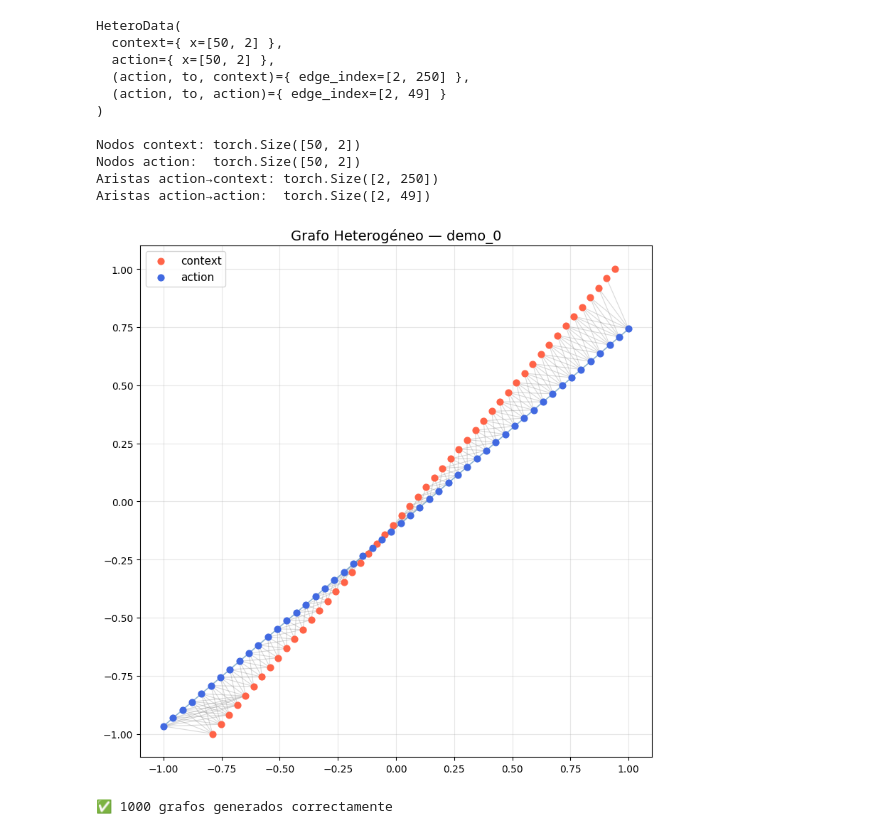
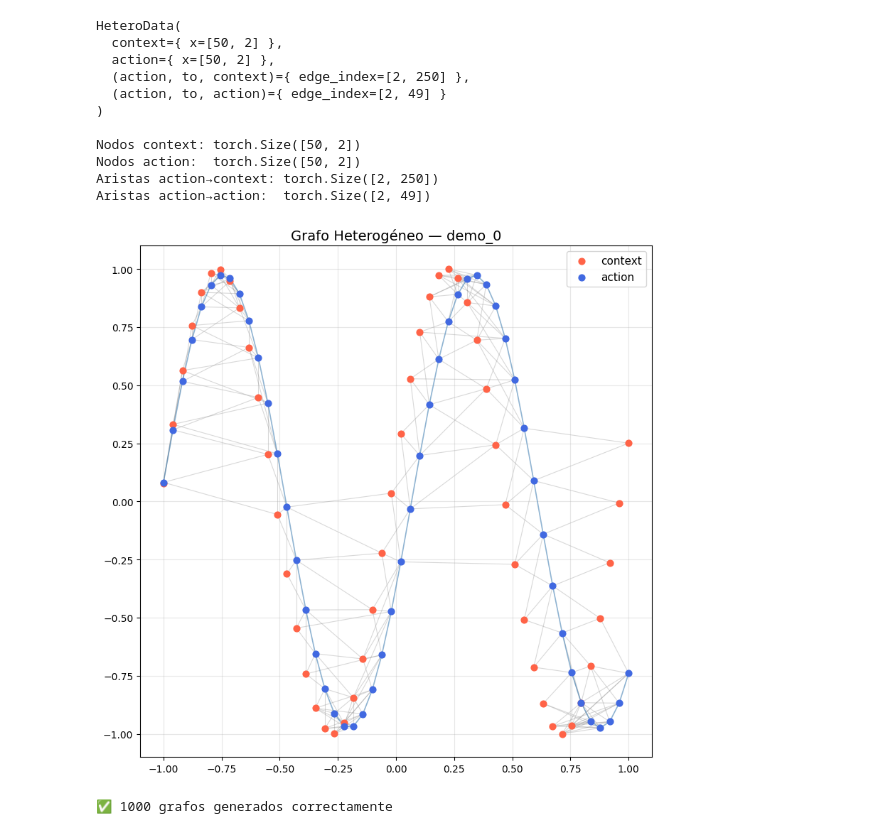
Before and after one commit to gabrielquiroga/trabajo-final-ceia, a Jupyter notebook: src/heterogeneous_graphs.ipynb, the cells around one changed output. Cells and saved outputs as stored; diff of their text form; code cells hidden in the pictures.

```diff
--- a/src/heterogeneous_graphs.ipynb
+++ b/src/heterogeneous_graphs.ipynb
@@ -126,14 +126,15 @@ def load_demo_as_graph(hdf5_path: str, demo_key: str, **kwargs) -> HeteroData:
     # Abrir el archivo HDF5 en modo lectura
     with h5py.File(hdf5_path, 'r') as f:
         # Navega jerárquicamente 'data'->demo_key->'context' y con [:] carga todos los datos
-        # del dataset como un array de NumPy
+        # del dataset como un array de NumPy. Usar [:] es importante para cargar los datos
+        # en memoria y no solo obtener una referencia al dataset.
         context = f['data'][demo_key]['context'][:]  # (50, 2)
         target  = f['data'][demo_key]['target'][:]   # (50, 2)
     return build_hetero_graph(context, target, **kwargs)
 
 
 # Prueba con la primera demo
-graph = load_demo_as_graph(HDF5_PATH, 'demo_310', k_neighbors=5)
+graph = load_demo_as_graph(HDF5_PATH, 'demo_491', k_neighbors=5)
 # PyG tiene un método de impresión personalizado (__repr__) que muestra un resumen del
 # grafo, incluyendo los tipos de nodos, aristas y sus formas. Esto es útil para verificar
 # rápidamente la estructura del grafo sin imprimir todos los datos.
@@ -160,8 +161,8 @@ import matplotlib.pyplot as plt
 import matplotlib.patches as mpatches
 
 def plot_hetero_graph(graph: HeteroData, max_edges_shown: int = 30):
-    # Convertir de vuelta el tensor a NumPy, para plotear.
-    # PyTorch y NumPy comparten memoria cyando el tensor está en CPU -> Conversión gratuita
+    # Convertir de vuelta los tensores a NumPy, para plotear.
+    # PyTorch y NumPy comparten memoria cuando el tensor está en CPU -> Conversión gratuita
     ctx = graph['context'].x.numpy()
     act = graph['action'].x.numpy()
     edge_ac = graph['action', 'to', 'context'].edge_index.numpy()
@@ -169,35 +170,35 @@ def plot_hetero_graph(graph: HeteroData, max_edges_shown: int = 30):
 
     fig, ax = plt.subplots(figsize=(8, 8))
     ax.set_aspect('equal')
     ax.set_title("Grafo Heterogéneo — demo_0", fontsize=14)
 
     # Aristas action→context (gris, solo las primeras max_edges_shown)
     for i in range(min(max_edges_shown, edge_ac.shape[1])):
         # Desempaqueta los índices de los nodos fuente (action) y destino (context) de
         # la i-ésima arista
         s, d = edge_ac[0, i], edge_ac[1, i]
         # Plotear el segmento
         ax.plot([act[s, 0], ctx[d, 0]], [act[s, 1], ctx[d, 1]],
                 color='gray', alpha=0.3, linewidth=0.8, zorder=1)
 
     # Aristas action→action (azul): Cadena secuencial de la trayectoria objetivo
     for i in range(edge_aa.shape[1]):
         s, d = edge_aa[0, i], edge_aa[1, i]
         ax.plot([act[s, 0], act[d, 0]], [act[s, 1], act[d, 1]],
                 color='steelblue', alpha=0.6, linewidth=1.2, zorder=2)
 
     # Ploteo de nodos: context (tomato) y action (royalblue)
     ax.scatter(ctx[:, 0], ctx[:, 1], c='tomato',  s=40, zorder=3, label='context')
     ax.scatter(act[:, 0], act[:, 1], c='royalblue', s=40, zorder=3, label='action')
 
     ax.legend(fontsize=11)
     ax.grid(True, alpha=0.3)
     plt.tight_layout()
     plt.show()
 
-plot_hetero_graph(graph)
+plot_hetero_graph(graph, 500)
 # %% [output]
-[figure, old version]
+[figure, new version]
 # %%
 def iter_dataset_as_graphs(hdf5_path: str, k_neighbors: int = 5):
     """
```
Also changed, not shown: parts of 1 cell of this notebook.
